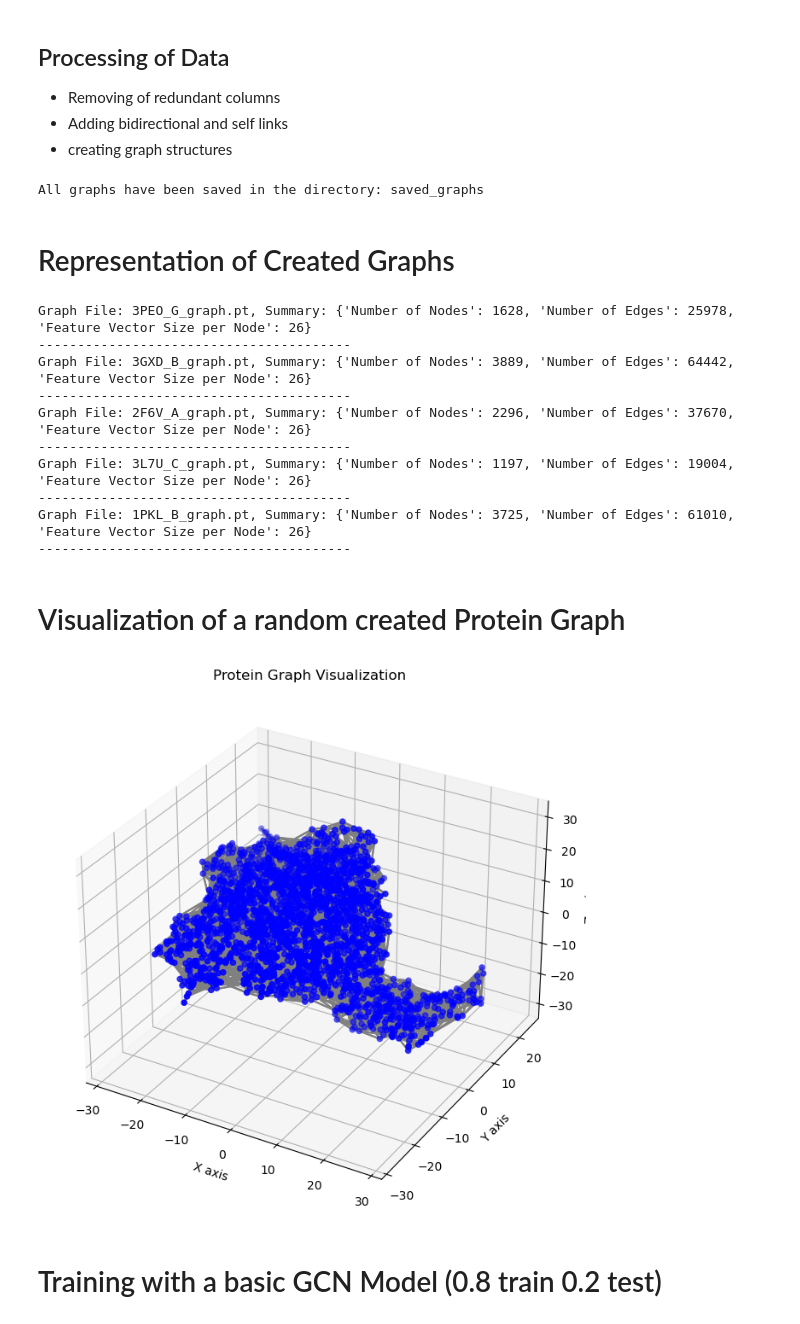
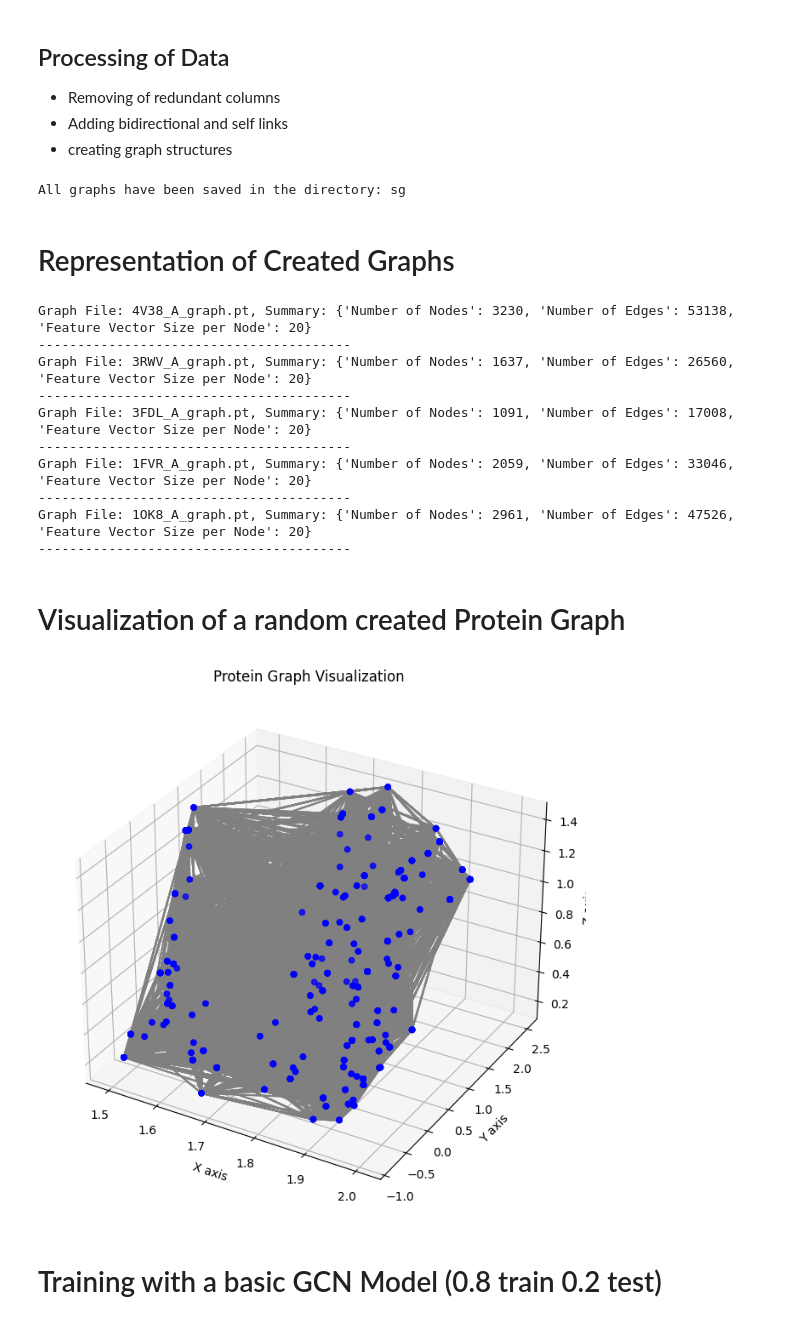
Before and after one commit to arielflt/Protein, a Jupyter notebook: Project.ipynb, the cells around one changed output. Saved outputs shown, nothing was run; the diff lists cells and outputs as text; code cells hidden in the pictures.

```diff
--- a/Project.ipynb
+++ b/Project.ipynb
@@ -61,6 +61,7 @@ Link File: 3HQD_A_links.csv, Summary: {'Number of Rows': 18696, 'Number of Colum
 - Adding bidirectional and self links
 - creating graph structures
 # %%
+import numpy as np
 import pandas as pd
 import torch
 from torch_geometric.data import Data
@@ -73,22 +74,21 @@ def load_and_process_data(prefix):
     node_data = pd.read_csv(node_file)
     link_data = pd.read_csv(link_file)
 
-    # Separate features and labels
+
     labels = node_data['ground_truth'].values
     features = node_data.drop(columns=['ground_truth'])
 
-    node_features = features[['atom_type', 'residue_type', 'center_x', 'center_y', 'center_z', 'radius', 'voromqa_sas_potential', 'residue_mean_sas_potential', 'residue_sum_sas_potential', 'residue_size', 'sas_area', 'solvdir_x', 'solvdir_y', 'solvdir_z', 'voromqa_sas_energy', 'voromqa_depth', 'voromqa_score_a', 'voromqa_score_r', 'volume', 'volume_vdw', 'ufsr_a1', 'ufsr_a2', 'ufsr_c2', 'ufsr_c3', 'ev28', 'ev56']]
-    link_features = link_data[['atom_index1', 'atom_index2', 'area', 'boundary', 'distance', 'voromqa_energy', 'seq_sep_class', 'covalent_bond', 'hbond']]
+    node_features = features[['atom_type', 'residue_type', 'radius', 'voromqa_sas_potential', 'residue_mean_sas_potential', 'residue_sum_sas_potential', 'residue_size', 'sas_area', 'voromqa_sas_energy', 'voromqa_depth', 'voromqa_score_a', 'voromqa_score_r', 'volume', 'volume_vdw', 'ufsr_a1', 'ufsr_a2', 'ufsr_c2', 'ufsr_c3', 'ev28', 'ev56']]
+    link_features = link_data[['atom_index1', 'atom_index2','area', 'boundary', 'distance', 'voromqa_energy', 'seq_sep_class', 'covalent_bond', 'hbond']]
 
-    # Create edge index
+
     edge_index = torch.tensor(np.array([link_features['atom_index1'].values, link_features['atom_index2'].values]), dtype=torch.long)
 
-    # Add self-links and bidirectional links
+
     self_links = torch.arange(0, len(node_features))
     edge_index = torch.cat([edge_index, torch.stack([self_links, self_links])], dim=1)
     edge_index = torch.cat([edge_index, edge_index[[1, 0], :]], dim=1)  # Add reverse direction
 
-    # Convert node features and labels to tensors
     node_features_tensor = torch.tensor(node_features.values, dtype=torch.float)
     labels_tensor = torch.tensor(labels, dtype=torch.float)
 
@@ -109,7 +109,7 @@ for index, row in candidate_pairs.iterrows():
 
 
 
-save_dir = 'saved_graphs'
+save_dir = 'sg'
 os.makedirs(save_dir, exist_ok=True)
 
 
@@ -119,7 +119,7 @@ for prefix, graph in graphs.items():
 
 print(f"All graphs have been saved in the directory: {save_dir}")
 # %% [output]
-All graphs have been saved in the directory: saved_graphs
+All graphs have been saved in the directory: sg
 # %% [markdown]
 # Representation of Created Graphs
 # %%
@@ -137,7 +137,7 @@ def get_graph_summary(file_path):
     return summary
 
 
-saved_graphs_folder = 'saved_graphs'
+saved_graphs_folder = 'sg'
 
 
 graph_files = [f for f in os.listdir(saved_graphs_folder) if f.endswith('.pt')]
@@ -154,15 +154,15 @@ else:
         print(f"Graph File: {graph_file}, Summary: {graph_summary}")
         print("-" * 40)
 # %% [output]
-Graph File: 3PEO_G_graph.pt, Summary: {'Number of Nodes': 1628, 'Number of Edges': 25978, 'Feature Vector Size per Node': 26}
+Graph File: 4V38_A_graph.pt, Summary: {'Number of Nodes': 3230, 'Number of Edges': 53138, 'Feature Vector Size per Node': 20}
 ----------------------------------------
-Graph File: 3GXD_B_graph.pt, Summary: {'Number of Nodes': 3889, 'Number of Edges': 64442, 'Feature Vector Size per Node': 26}
+Graph File: 3RWV_A_graph.pt, Summary: {'Number of Nodes': 1637, 'Number of Edges': 26560, 'Feature Vector Size per Node': 20}
 ----------------------------------------
-Graph File: 2F6V_A_graph.pt, Summary: {'Number of Nodes': 2296, 'Number of Edges': 37670, 'Feature Vector Size per Node': 26}
+Graph File: 3FDL_A_graph.pt, Summary: {'Number of Nodes': 1091, 'Number of Edges': 17008, 'Feature Vector Size per Node': 20}
 ----------------------------------------
-Graph File: 3L7U_C_graph.pt, Summary: {'Number of Nodes': 1197, 'Number of Edges': 19004, 'Feature Vector Size per Node': 26}
+Graph File: 1FVR_A_graph.pt, Summary: {'Number of Nodes': 2059, 'Number of Edges': 33046, 'Feature Vector Size per Node': 20}
 ----------------------------------------
-Graph File: 1PKL_B_graph.pt, Summary: {'Number of Nodes': 3725, 'Number of Edges': 61010, 'Feature Vector Size per Node': 26}
+Graph File: 1OK8_A_graph.pt, Summary: {'Number of Nodes': 2961, 'Number of Edges': 47526, 'Feature Vector Size per Node': 20}
 ----------------------------------------
 # %% [markdown]
 # Visualization of a random created Protein Graph
@@ -184,35 +184,35 @@ def plot_protein_graph(graph):
     ax.scatter(pos[:, 0], pos[:, 1], pos[:, 2], s=20, c='blue')
 
 
     for edge in graph.edge_index.t():
         start, end = edge[0].item(), edge[1].item()
         xs, ys, zs = zip(pos[start], pos[end])
         ax.plot(xs, ys, zs, color='gray')
 
     ax.set_xlabel('X axis')
     ax.set_ylabel('Y axis')
     ax.set_zlabel('Z axis')
 
     plt.title("Protein Graph Visualization")
     plt.show()
 
 
-saved_graphs_folder = 'saved_graphs'
+saved_graphs_folder = 'sg'
 
 
 graph_files = [f for f in os.listdir(saved_graphs_folder) if f.endswith('.pt')]
 
 
 selected_graph_file = random.choice(graph_files)
 
 
 graph_path = os.path.join(saved_graphs_folder, selected_graph_file)
 graph = torch.load(graph_path)
 
 
 plot_protein_graph(graph)
 # %% [output]
-[figure, old version]
+[figure, new version]
 # %% [markdown]
 # Training with a basic GCN Model (0.8 train 0.2 test)
 # %%
```
Also changed, not shown: parts of 4 cells of this notebook, 1 other file.
